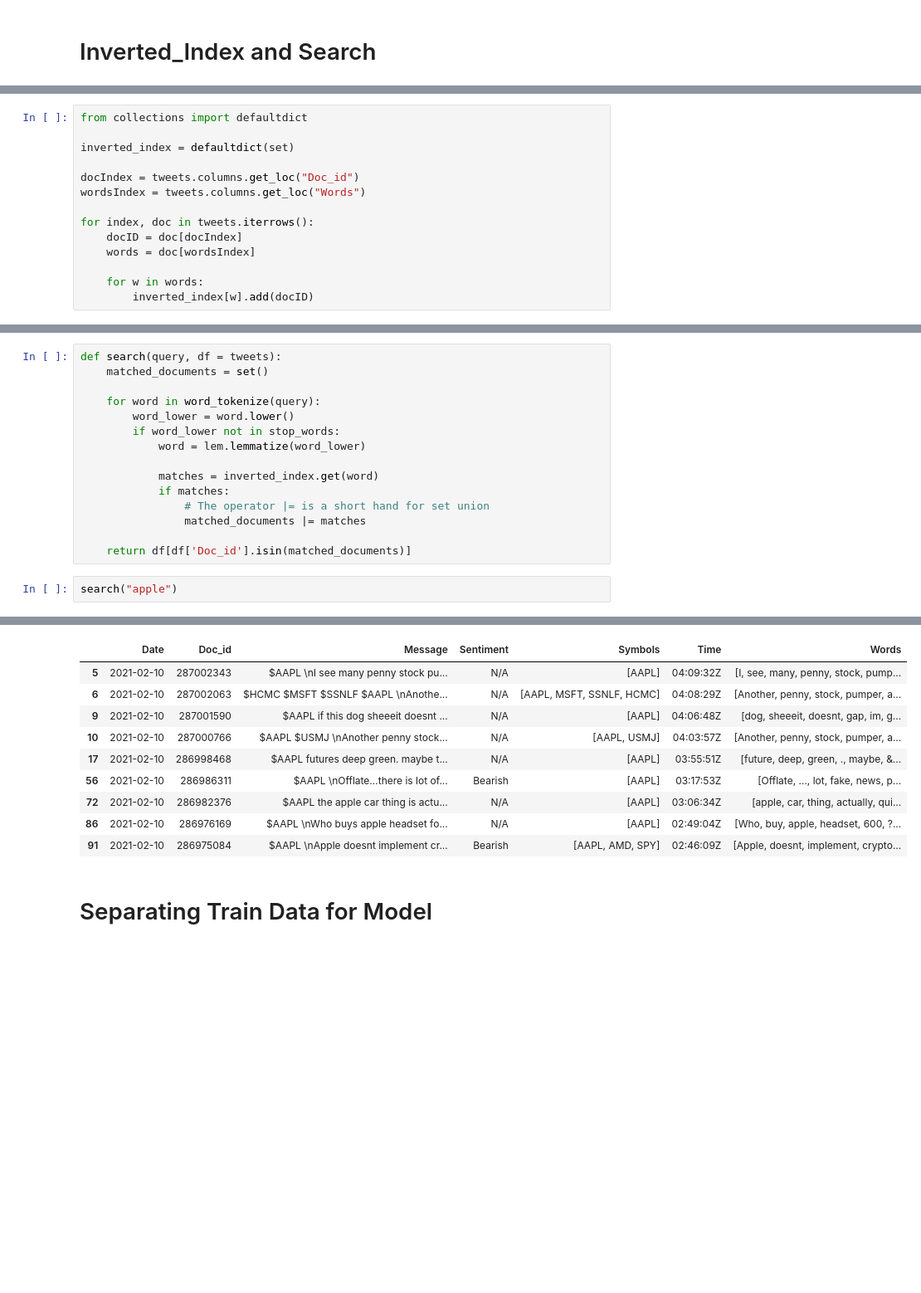
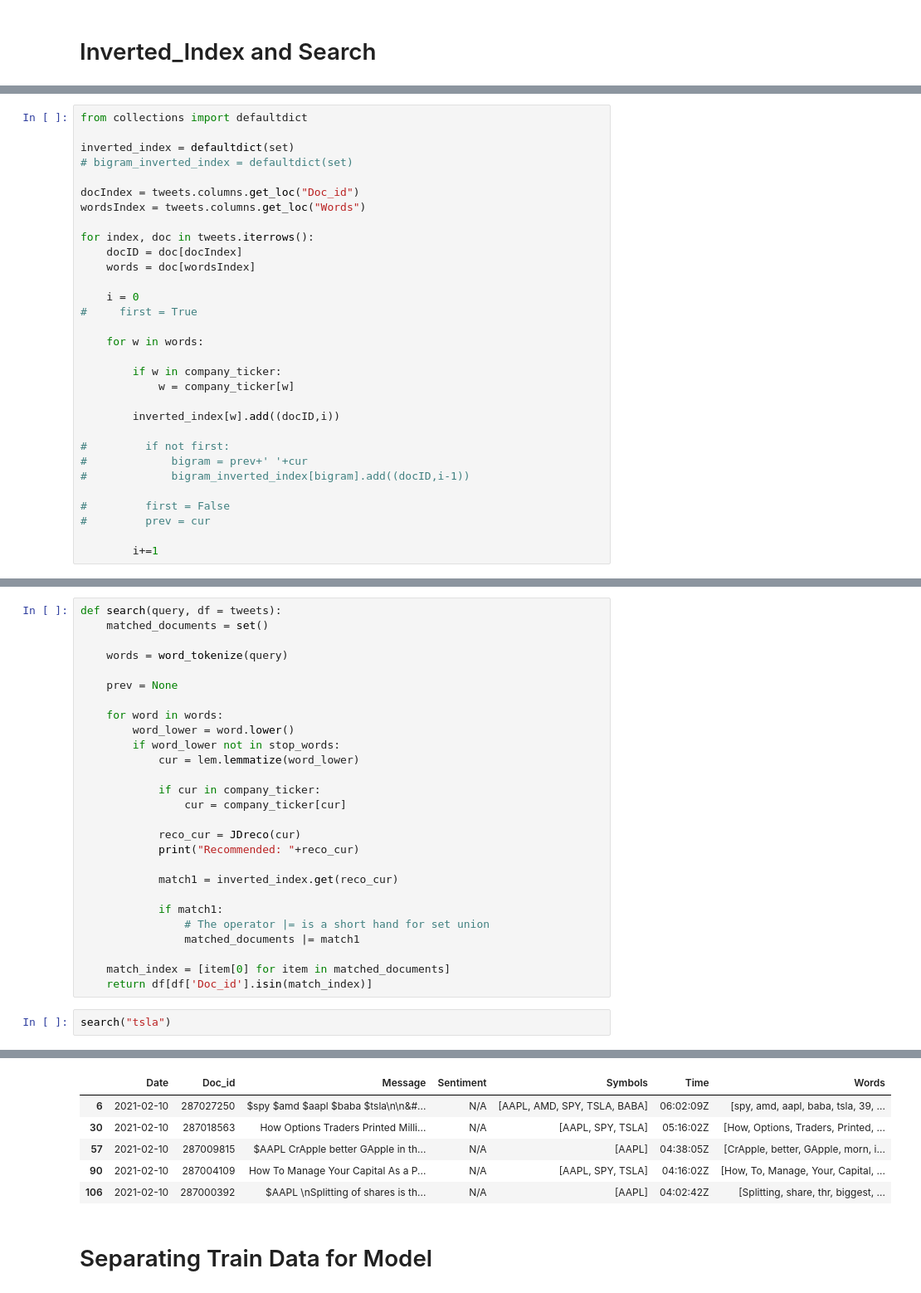
Before and after one commit to rchia013/CZ4034_IR, a Jupyter notebook: crawler.ipynb, the cells around one changed output, grey strips where cells are left out. Shown at 83% size. Cells and saved outputs as stored; diff of their text form; blank space fills up the shorter version.

```diff
--- a/crawler.ipynb
+++ b/crawler.ipynb
@@ -221,6 +235,7 @@ tweets
 from collections import defaultdict
 
 inverted_index = defaultdict(set)
+# bigram_inverted_index = defaultdict(set)
 
 docIndex = tweets.columns.get_loc("Doc_id")
 wordsIndex = tweets.columns.get_loc("Words")
@@ -229,5 +244,21 @@ for index, doc in tweets.iterrows():
     docID = doc[docIndex]
     words = doc[wordsIndex]
 
+    i = 0
+#     first = True
+
     for w in words:
-        inverted_index[w].add(docID)
+
+        if w in company_ticker:
+            w = company_ticker[w]
+
+        inverted_index[w].add((docID,i))
+
+#         if not first:
+#             bigram = prev+' '+cur
+#             bigram_inverted_index[bigram].add((docID,i-1))
+
+#         first = False
+#         prev = cur
+
+        i+=1
@@ -235,17 +326,29 @@ for index, doc in tweets.iterrows():
 def search(query, df = tweets):
     matched_documents = set()
 
-    for word in word_tokenize(query):
+    words = word_tokenize(query)
+
+    prev = None
+
+    for word in words:
         word_lower = word.lower()
         if word_lower not in stop_words:
-            word = lem.lemmatize(word_lower)
+            cur = lem.lemmatize(word_lower)
 
-            matches = inverted_index.get(word)
-            if matches:
+            if cur in company_ticker:
+                cur = company_ticker[cur]
+
+            reco_cur = JDreco(cur)
+            print("Recommended: "+reco_cur)
+
+            match1 = inverted_index.get(reco_cur)
+
+            if match1:
                 # The operator |= is a short hand for set union
-                matched_documents |= matches
+                matched_documents |= match1
 
-    return df[df['Doc_id'].isin(matched_documents)]
+    match_index = [item[0] for item in matched_documents]
+    return df[df['Doc_id'].isin(match_index)]
 # %%
-search("apple")
+search("tsla")
 # %% [output]
@@ -252,13 +357,9 @@ search("apple")
 |  | Date | Doc_id | Message | Sentiment | Symbols | Time | Words |
-| 5 | 2021-02-10 | 287002343 | $AAPL \nI see many penny stock pu... | N/A | [AAPL] | 04:09:32Z | [I, see, many, penny, stock, pump... |
-| 6 | 2021-02-10 | 287002063 | $HCMC $MSFT $SSNLF $AAPL \nAnothe... | N/A | [AAPL, MSFT, SSNLF, HCMC] | 04:08:29Z | [Another, penny, stock, pumper, a... |
-| 9 | 2021-02-10 | 287001590 | $AAPL if this dog sheeeit doesnt ... | N/A | [AAPL] | 04:06:48Z | [dog, sheeeit, doesnt, gap, im, g... |
-| 10 | 2021-02-10 | 287000766 | $AAPL $USMJ \nAnother penny stock... | N/A | [AAPL, USMJ] | 04:03:57Z | [Another, penny, stock, pumper, a... |
-| 17 | 2021-02-10 | 286998468 | $AAPL futures deep green. maybe t... | N/A | [AAPL] | 03:55:51Z | [future, deep, green, ., maybe, &... |
-| 56 | 2021-02-10 | 286986311 | $AAPL \nOfflate...there is lot of... | Bearish | [AAPL] | 03:17:53Z | [Offlate, ..., lot, fake, news, p... |
-| 72 | 2021-02-10 | 286982376 | $AAPL the apple car thing is actu... | N/A | [AAPL] | 03:06:34Z | [apple, car, thing, actually, qui... |
-| 86 | 2021-02-10 | 286976169 | $AAPL \nWho buys apple headset fo... | N/A | [AAPL] | 02:49:04Z | [Who, buy, apple, headset, 600, ?... |
-| 91 | 2021-02-10 | 286975084 | $AAPL \nApple doesnt implement cr... | Bearish | [AAPL, AMD, SPY] | 02:46:09Z | [Apple, doesnt, implement, crypto... |
+| 6 | 2021-02-10 | 287027250 | $spy $amd $aapl $baba $tsla\n\n&#... | N/A | [AAPL, AMD, SPY, TSLA, BABA] | 06:02:09Z | [spy, amd, aapl, baba, tsla, 39, ... |
+| 30 | 2021-02-10 | 287018563 | How Options Traders Printed Milli... | N/A | [AAPL, SPY, TSLA] | 05:16:02Z | [How, Options, Traders, Printed, ... |
+| 57 | 2021-02-10 | 287009815 | $AAPL CrApple better GApple in th... | N/A | [AAPL] | 04:38:05Z | [CrApple, better, GApple, morn, i... |
+| 90 | 2021-02-10 | 287004109 | How To Manage Your Capital As a P... | N/A | [AAPL, SPY, TSLA] | 04:16:02Z | [How, To, Manage, Your, Capital, ... |
+| 106 | 2021-02-10 | 287000392 | $AAPL \nSplitting of shares is th... | N/A | [AAPL] | 04:02:42Z | [Splitting, share, thr, biggest, ... |
 # %% [markdown]
 # Separating Train Data for Model
 # %%
```
Also changed, not shown: parts of 9 cells of this notebook, 1 other file.
